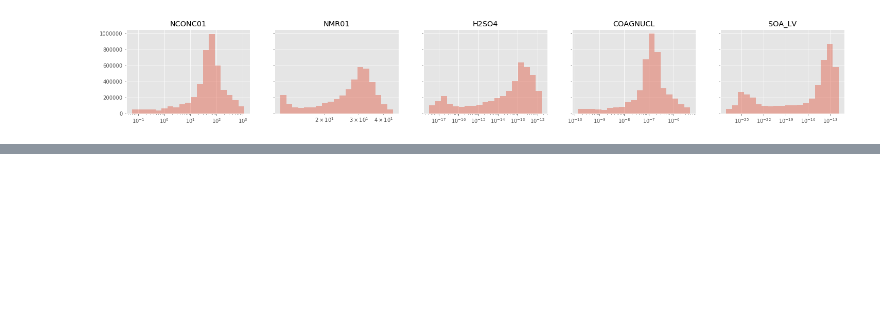
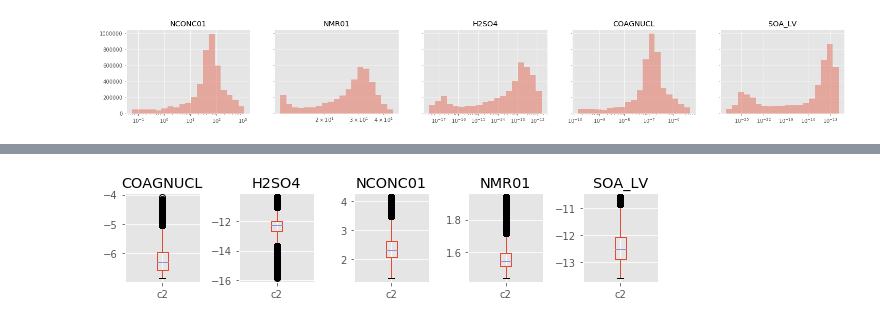
Before and after one commit to daliagachc/sara-cluster, a Jupyter notebook: sara_cluster/notebooks/sara_cluster_nb.ipynb, the cells around one changed output, grey strips where cells are left out. Cells and saved outputs as stored; diff of their text form; code cells hidden in the pictures; blank space fills up the shorter version.

```diff
--- a/sara_cluster/notebooks/sara_cluster_nb.ipynb
+++ b/sara_cluster/notebooks/sara_cluster_nb.ipynb
@@ -175,0 +184,22 @@ _df = df2.reset_index()[[time,la,cols[0]]]
+# %%
+df3 = df2.copy()
+for c in cols:
+    _q = qts[c]
+    df3[c] = np.log10(
+        _q.inverse_transform(df2[c].values.reshape(-1,1)).flatten()
+    )
+# %%
+l=2
+ln = 'c'+str(l)
+_df = df3[df3[la]==l][cols]
+# %%
+_df1 = _df[::].reset_index(drop=True)
+# %%
+l1 = 'level_1'
+_df2 = _df1.stack().reset_index()[[l1,0]]
+_df2.rename(columns={0:ln},inplace=True)
+# %%
+_df2.groupby(l1).boxplot(column=ln,sharey=False,layout=(1,5),figsize=(8,2));
+plt.gcf().tight_layout()
+# %% [output]
+[figure, added]
```
Also changed, not shown: parts of 12 cells of this notebook, 1 other file.
